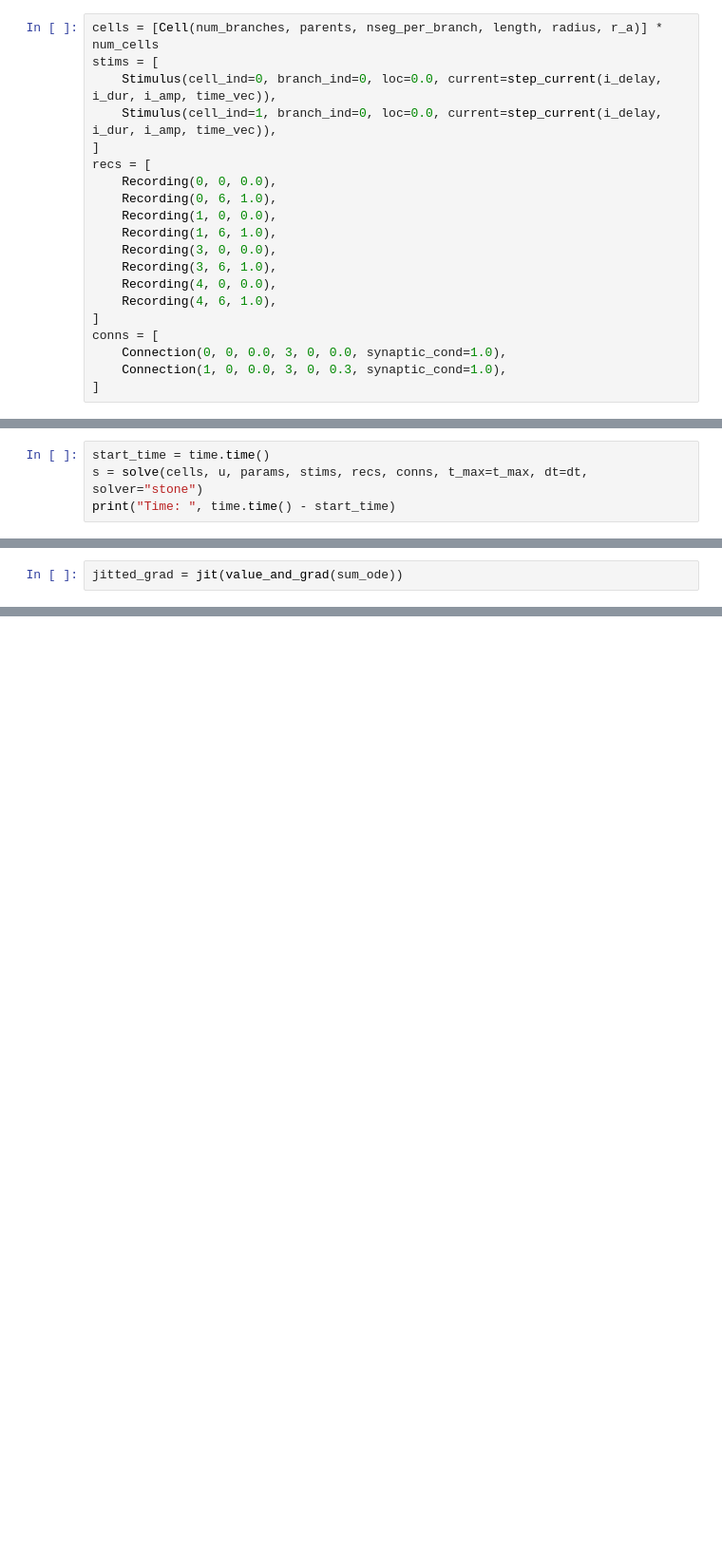
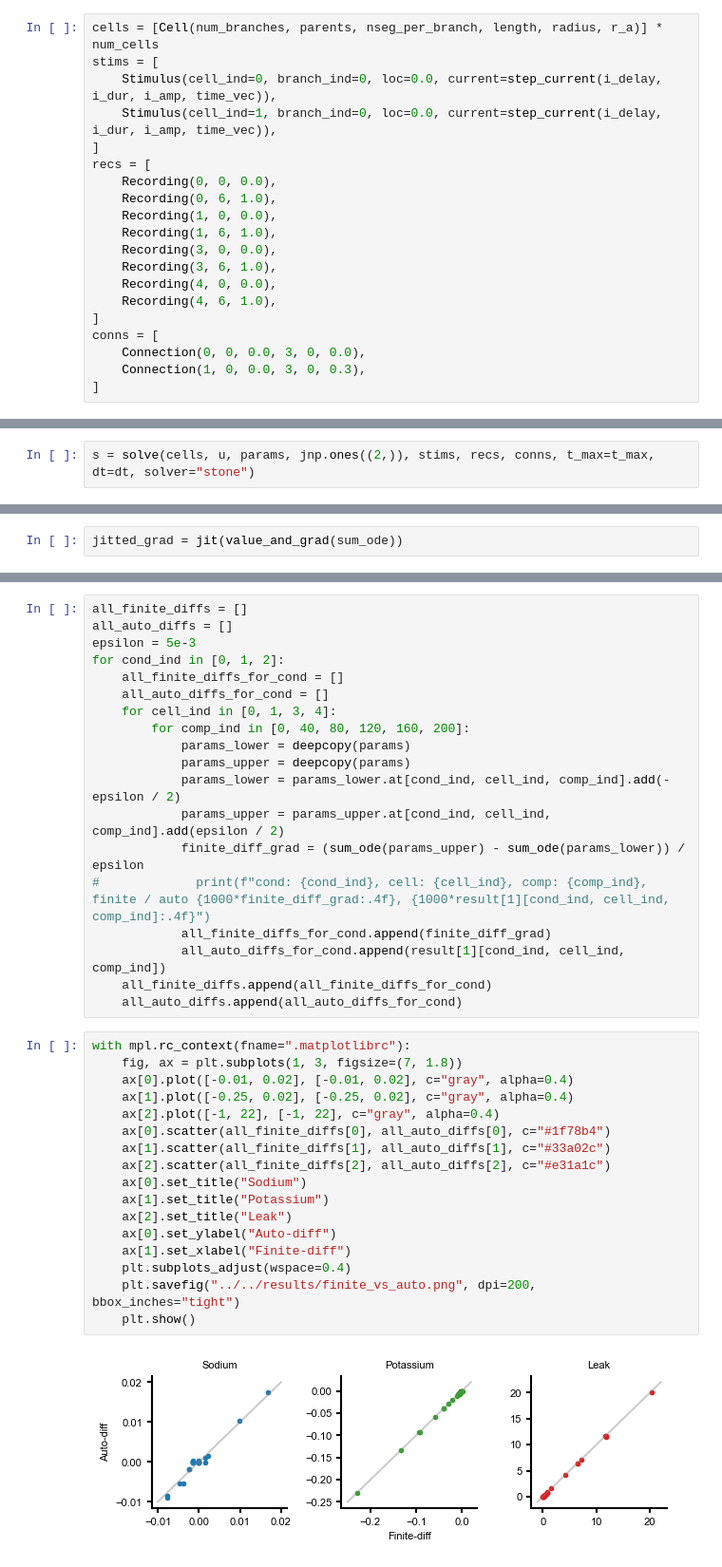
Before and after one commit to jaxleyverse/jaxley, a Jupyter notebook: notebooks/01_demo_branched.ipynb, the cells around one changed output, grey strips where cells are left out. Shown: that part at 95% size. Cells and saved outputs as stored; diff of their text form; blank space fills up the shorter version.

Commit message:
synapses as parameters

```diff
--- a/notebooks/01_demo_branched.ipynb
+++ b/notebooks/01_demo_branched.ipynb
@@ -85,8 +86,8 @@ recs = [
     Recording(4, 6, 1.0),
 ]
 conns = [
-    Connection(0, 0, 0.0, 3, 0, 0.0, synaptic_cond=1.0),
-    Connection(1, 0, 0.0, 3, 0, 0.3, synaptic_cond=1.0),
+    Connection(0, 0, 0.0, 3, 0, 0.0),
+    Connection(1, 0, 0.0, 3, 0, 0.3),
 ]
 # %% [markdown]
 ### Run solver
@@ -93,4 +96,2 @@ conns = [
 # %%
-start_time = time.time()
-s = solve(cells, u, params, stims, recs, conns, t_max=t_max, dt=dt, solver="stone")
-print("Time: ", time.time() - start_time)
+s = solve(cells, u, params, jnp.ones((2,)), stims, recs, conns, t_max=t_max, dt=dt, solver="stone")
@@ -149,0 +173,38 @@ Grad [[-1.8830334e-03  6.6960134e-02 -4.4424207e-05]
+# %%
+all_finite_diffs = []
+all_auto_diffs = []
+epsilon = 5e-3
+for cond_ind in [0, 1, 2]:
+    all_finite_diffs_for_cond = []
+    all_auto_diffs_for_cond = []
+    for cell_ind in [0, 1, 3, 4]:
+        for comp_ind in [0, 40, 80, 120, 160, 200]:
+            params_lower = deepcopy(params)
+            params_upper = deepcopy(params)
+            params_lower = params_lower.at[cond_ind, cell_ind, comp_ind].add(-epsilon / 2)
+            params_upper = params_upper.at[cond_ind, cell_ind, comp_ind].add(epsilon / 2)
+            finite_diff_grad = (sum_ode(params_upper) - sum_ode(params_lower)) / epsilon
+#             print(f"cond: {cond_ind}, cell: {cell_ind}, comp: {comp_ind}, finite / auto {1000*finite_diff_grad:.4f}, {1000*result[1][cond_ind, cell_ind, comp_ind]:.4f}")
+            all_finite_diffs_for_cond.append(finite_diff_grad)
+            all_auto_diffs_for_cond.append(result[1][cond_ind, cell_ind, comp_ind])
+    all_finite_diffs.append(all_finite_diffs_for_cond)
+    all_auto_diffs.append(all_auto_diffs_for_cond)
+# %%
+with mpl.rc_context(fname=".matplotlibrc"):
+    fig, ax = plt.subplots(1, 3, figsize=(7, 1.8))
+    ax[0].plot([-0.01, 0.02], [-0.01, 0.02], c="gray", alpha=0.4)
+    ax[1].plot([-0.25, 0.02], [-0.25, 0.02], c="gray", alpha=0.4)
+    ax[2].plot([-1, 22], [-1, 22], c="gray", alpha=0.4)
+    ax[0].scatter(all_finite_diffs[0], all_auto_diffs[0], c="#1f78b4")
+    ax[1].scatter(all_finite_diffs[1], all_auto_diffs[1], c="#33a02c")
+    ax[2].scatter(all_finite_diffs[2], all_auto_diffs[2], c="#e31a1c")
+    ax[0].set_title("Sodium")
+    ax[1].set_title("Potassium")
+    ax[2].set_title("Leak")
+    ax[0].set_ylabel("Auto-diff")
+    ax[1].set_xlabel("Finite-diff")
+    plt.subplots_adjust(wspace=0.4)
+    plt.savefig("../../results/finite_vs_auto.png", dpi=200, bbox_inches="tight")
+    plt.show()
+# %% [output]
+[figure, added]
```
Also changed, not shown: parts of 9 cells of this notebook, 2 other files.
